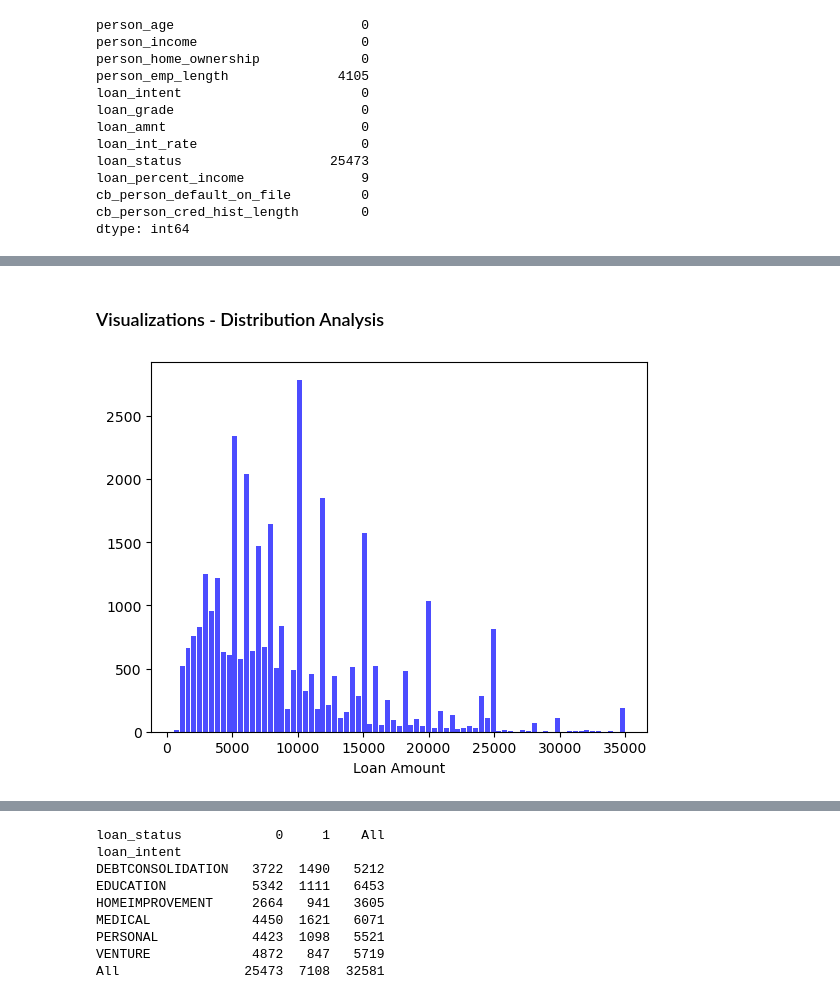
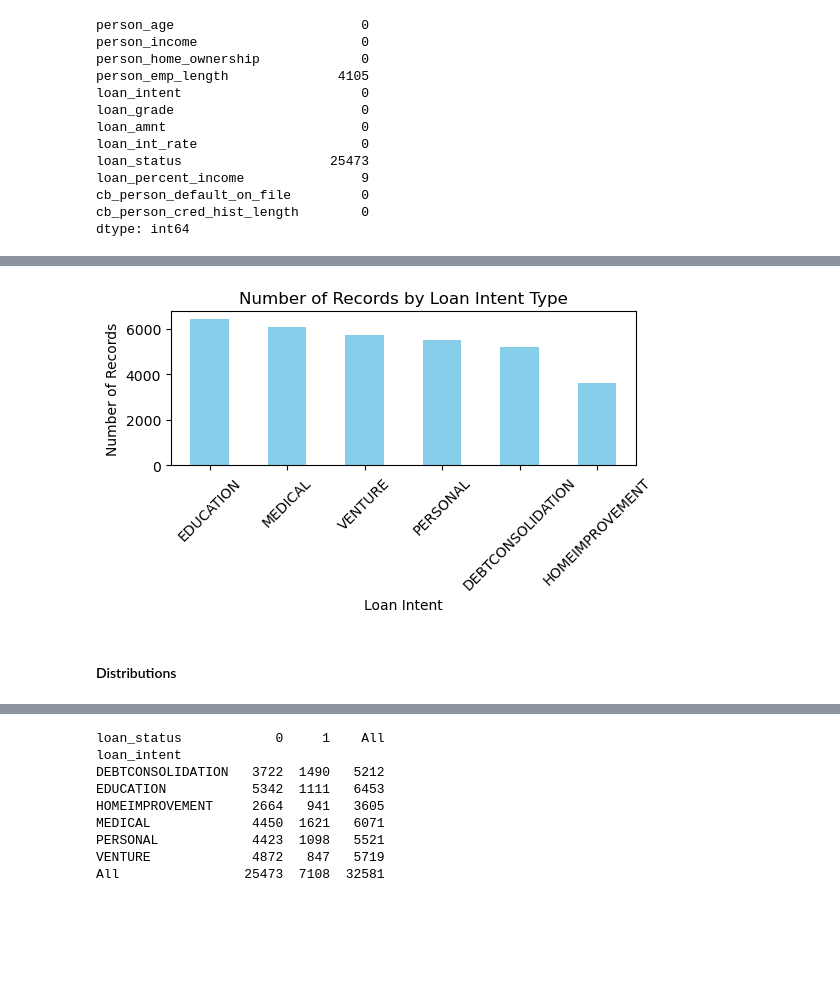
Before and after one commit to rsmythrepo/Credit-Risk-Modeling, a Jupyter notebook: Credit Risk Modeling.ipynb, the cells around one changed output, grey strips where cells are left out. Drawn from its saved outputs; the diff is of its cells as text; code cells hidden in the pictures; blank space fills up the shorter version.

```diff
--- a/Credit Risk Modeling.ipynb
+++ b/Credit Risk Modeling.ipynb
@@ -123,9 +181,14 @@ dtype: int64
+# %%
+# Unique values in 'loan_intent'
+loan_intent_counts = df['loan_intent'].value_counts()
+loan_intent_counts.plot(kind='bar', figsize=(6, 2), color='skyblue')
+
+plt.xlabel('Loan Intent')
+plt.ylabel('Number of Records')
+plt.title('Number of Records by Loan Intent Type')
+plt.xticks(rotation=45)
+plt.show()
+# %% [output]
+[figure, added]
 # %% [markdown]
-### Visualizations - Distribution Analysis
+#### Distributions
-# %%
-# The distribution of loan amounts
-n, bins, patches = plt.hist(x=df['loan_amnt'], bins='auto', color='blue', alpha=0.7, rwidth=0.85)
-plt.xlabel("Loan Amount")
-plt.show()
-# %% [output]
-[figure, old version]
```
Also changed, not shown: parts of 32 cells of this notebook.
